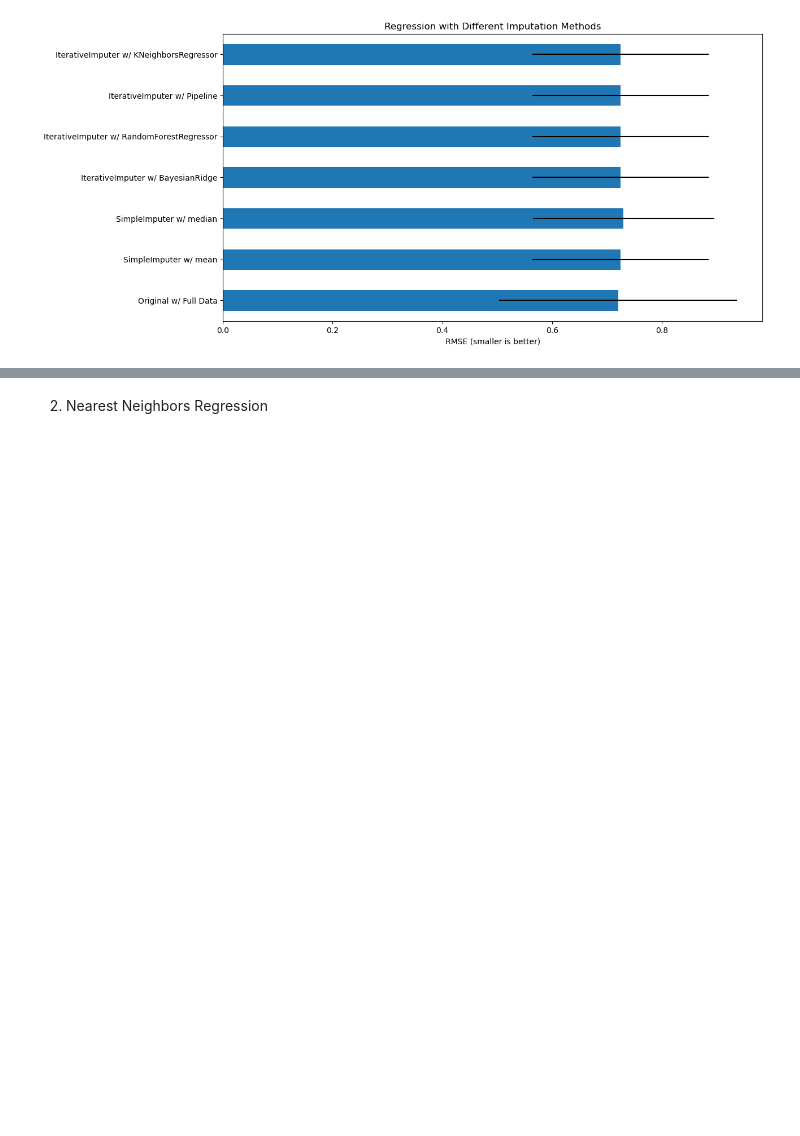
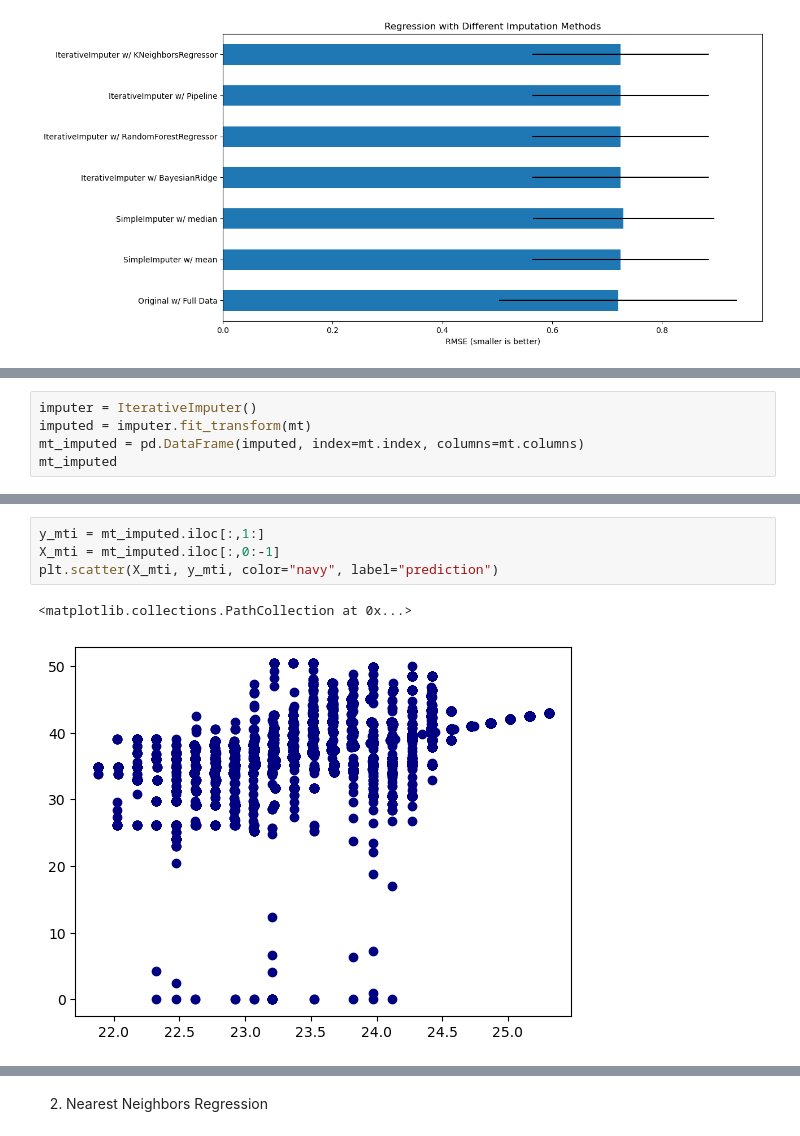
Before and after one commit to quajada/HubgradeDataCleaning, a Jupyter notebook: ChristineWorkspace.ipynb, the cells around one changed output, grey strips where cells are left out. Saved outputs shown, nothing was run; the diff lists cells and outputs as text; blank space fills up the shorter version.

```diff
--- a/ChristineWorkspace.ipynb
+++ b/ChristineWorkspace.ipynb
@@ -163,0 +198,5 @@ plt.show()
+# %%
+imputer = IterativeImputer()
+imputed = imputer.fit_transform(mt)
+mt_imputed = pd.DataFrame(imputed, index=mt.index, columns=mt.columns)
+mt_imputed
@@ -163,0 +218,7 @@ plt.show()
+# %%
+y_mti = mt_imputed.iloc[:,1:]
+X_mti = mt_imputed.iloc[:,0:-1]
+plt.scatter(X_mti, y_mti, color="navy", label="prediction")
+# %% [output]
+<matplotlib.collections.PathCollection at 0x...>
+[figure, added]
```
Also changed, not shown: parts of 7 cells of this notebook.
